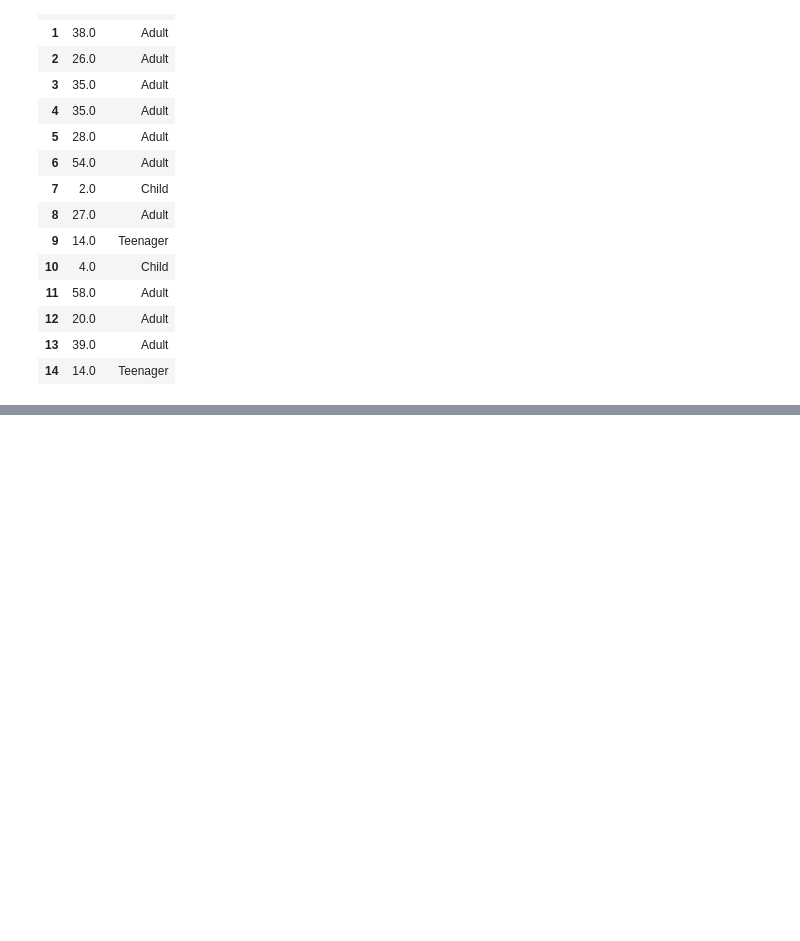
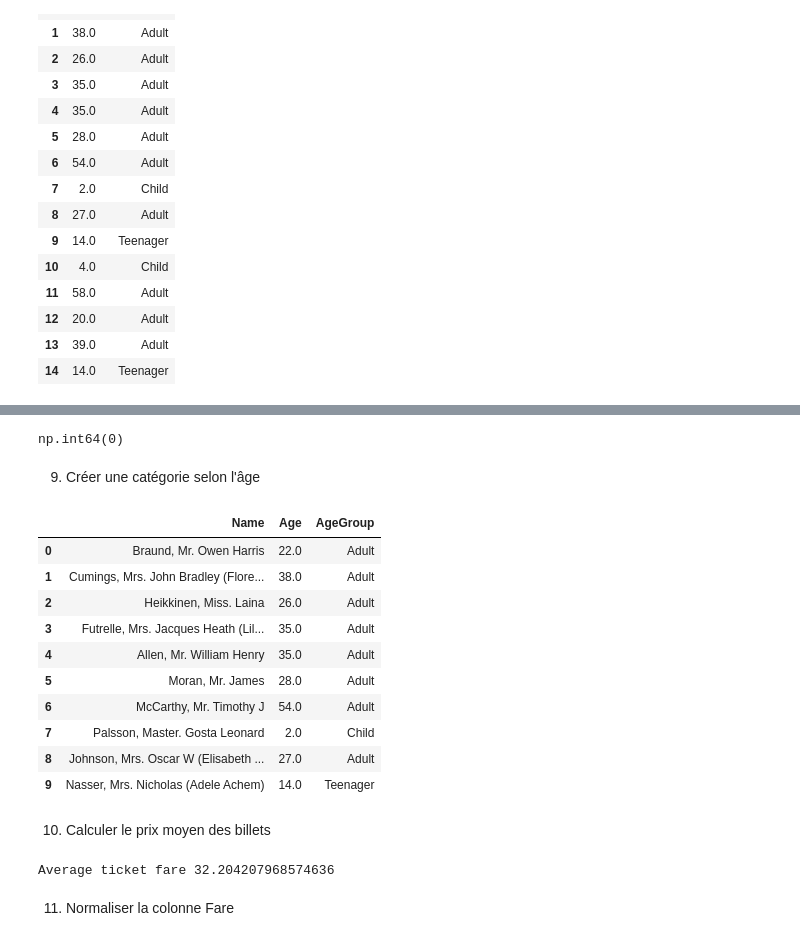
Before and after one commit to hammouyounes/Titanic-Data-Analysis, a Jupyter notebook: notebooks/Titanic_Analysis.ipynb, the cells around one changed output, grey strips where cells are left out. Cells and saved outputs as stored; diff of their text form; code cells hidden in the pictures; blank space fills up the shorter version.

```diff
--- a/notebooks/Titanic_Analysis.ipynb
+++ b/notebooks/Titanic_Analysis.ipynb
@@ -306,0 +313,4 @@ df_fe[["Age", "AgeGroup"]].head(15)
+# %%
+age_array = df["Age"].to_numpy()
+
+print(age_array)
@@ -306,0 +395,51 @@ df_fe[["Age", "AgeGroup"]].head(15)
+# %%
+age_median = np.nanmedian(age_array)
+
+age_filled = np.where(
+    np.isnan(age_array),
+    age_median,
+    age_array
+)
+# %%
+df_numpy = df.copy()
+
+df_numpy["Age"] = age_filled
+
+df_numpy["Age"].isnull().sum()
+# %% [output]
+np.int64(0)
+# %% [markdown]
+9. Créer une catégorie selon l'âge
+# %%
+df_numpy["AgeGroup"] = pd.cut(
+    df_numpy["Age"],
+    bins=[0, 12, 19, 59, float("inf")],
+    labels=["Child", "Teenager", "Adult", "Senior"],
+    include_lowest=True
+)
+# %%
+df_numpy[["Name", "Age", "AgeGroup"]].head(10)
+# %% [output]
+|  | Name | Age | AgeGroup |
+| 0 | Braund, Mr. Owen Harris | 22.0 | Adult |
+| 1 | Cumings, Mrs. John Bradley (Flore... | 38.0 | Adult |
+| 2 | Heikkinen, Miss. Laina | 26.0 | Adult |
+| 3 | Futrelle, Mrs. Jacques Heath (Lil... | 35.0 | Adult |
+| 4 | Allen, Mr. William Henry | 35.0 | Adult |
+| 5 | Moran, Mr. James | 28.0 | Adult |
+| 6 | McCarthy, Mr. Timothy J | 54.0 | Adult |
+| 7 | Palsson, Master. Gosta Leonard | 2.0 | Child |
+| 8 | Johnson, Mrs. Oscar W (Elisabeth ... | 27.0 | Adult |
+| 9 | Nasser, Mrs. Nicholas (Adele Achem) | 14.0 | Teenager |
+# %% [markdown]
+10. Calculer le prix moyen des billets
+# %%
+fare_array = df["Fare"].to_numpy()
+
+fare_mean = np.mean(fare_array)
+
+print("Average ticket fare", fare_mean)
+# %% [output]
+Average ticket fare 32.204207968574636
+# %% [markdown]
+11. Normaliser la colonne Fare
```
Also changed, not shown: parts of 17 cells of this notebook.
